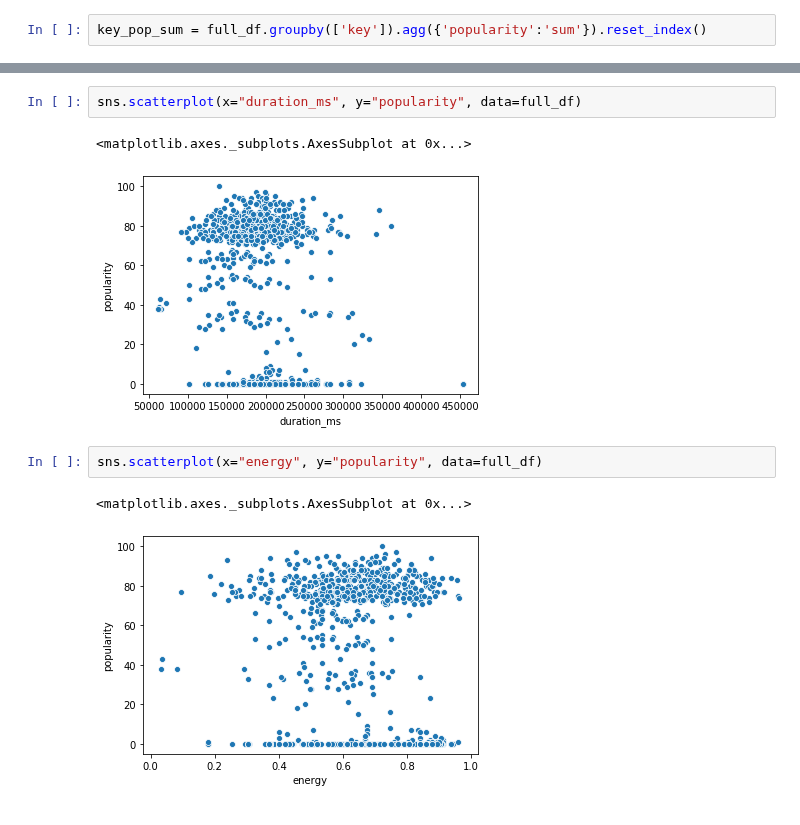
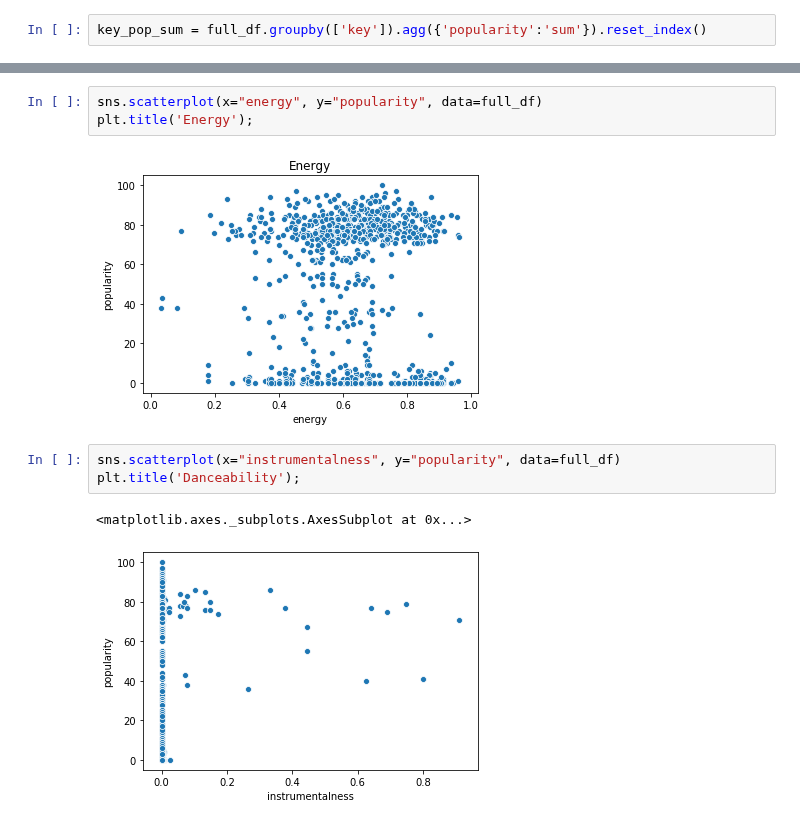
Before and after one commit to ipatel467/Spotify-Project, a Jupyter notebook: Spotify.ipynb, the cells around one changed output, grey strips where cells are left out. Drawn from its saved outputs; the diff is of its cells as text.

```diff
--- a/Spotify.ipynb
+++ b/Spotify.ipynb
@@ -258,10 +263,11 @@ sns.scatterplot(x="danceability", y="popularity", data=full_df)
 # %%
-sns.scatterplot(x="duration_ms", y="popularity", data=full_df)
+sns.scatterplot(x="energy", y="popularity", data=full_df)
+plt.title('Energy');
 # %% [output]
-<matplotlib.axes._subplots.AxesSubplot at 0x...>
-[figure, old version]
+[figure, new version]
 # %%
-sns.scatterplot(x="energy", y="popularity", data=full_df)
+sns.scatterplot(x="instrumentalness", y="popularity", data=full_df)
+plt.title('Danceability');
 # %% [output]
 <matplotlib.axes._subplots.AxesSubplot at 0x...>
-[figure, old version]
+[figure, new version]
```
Also changed, not shown: parts of 21 cells of this notebook.
